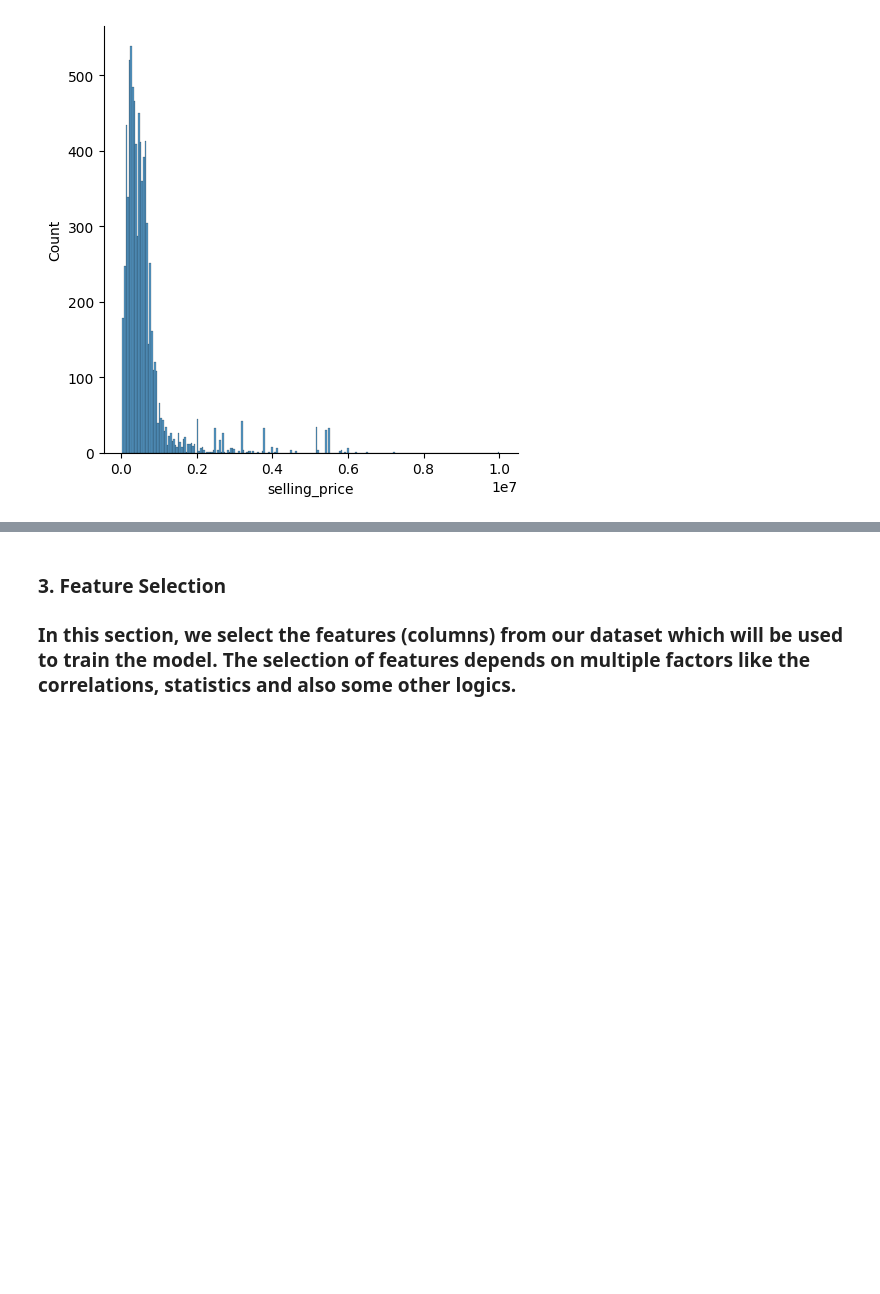
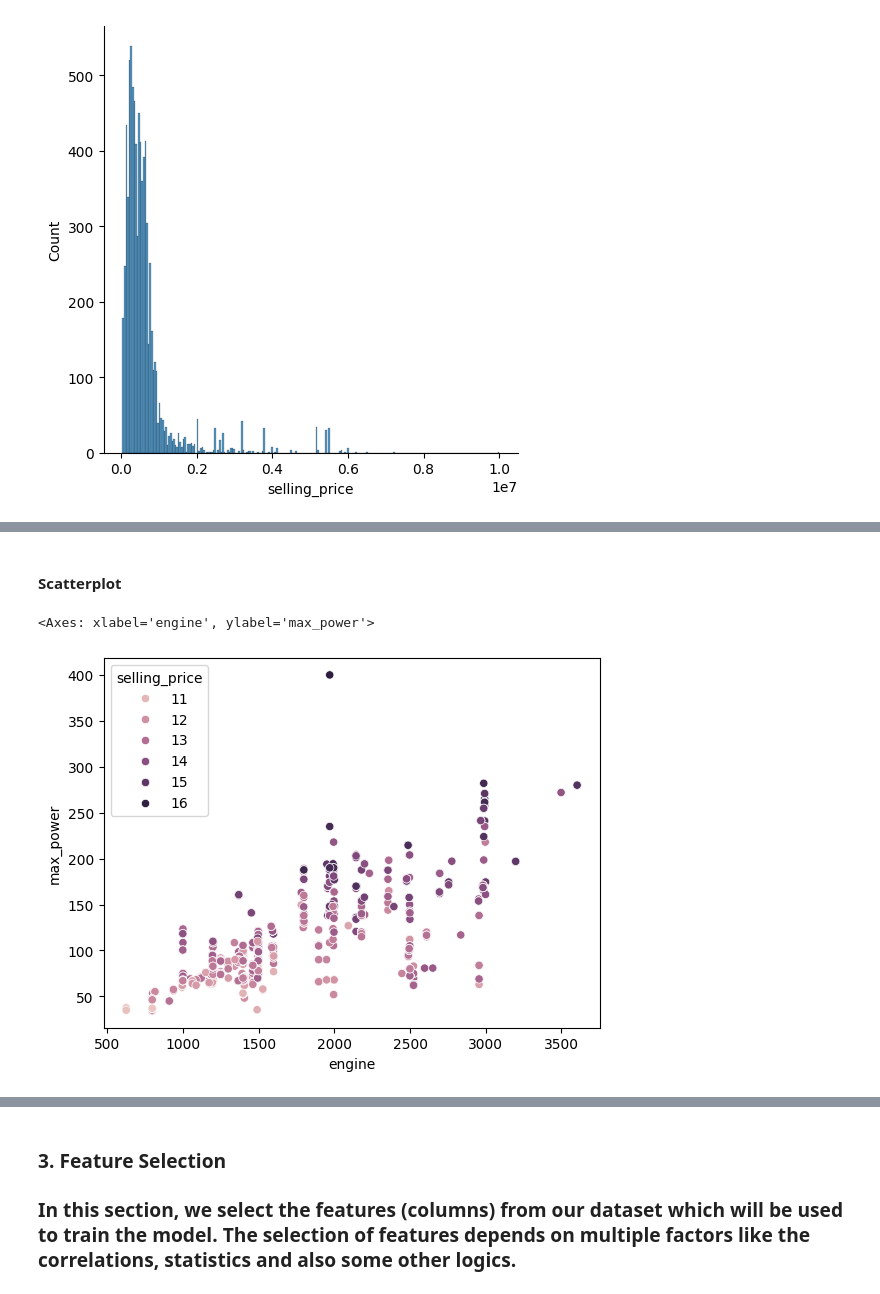
Before and after one commit to puskr99/car-price-prediction-ML, a Jupyter notebook: code/car-price-prediction.ipynb, the cells around one changed output, grey strips where cells are left out. Saved outputs shown, nothing was run; the diff lists cells and outputs as text; code cells hidden in the pictures; blank space fills up the shorter version.

```diff
--- a/code/car-price-prediction.ipynb
+++ b/code/car-price-prediction.ipynb
@@ -272,0 +276,7 @@ sns.displot(data = df, x = 'selling_price')
+# %% [markdown]
+#### Scatterplot
+# %%
+sns.scatterplot(x = df['engine'], y = df['max_power'], hue=np.log(df['selling_price']))
+# %% [output]
+<Axes: xlabel='engine', ylabel='max_power'>
+[figure, added]
```
Also changed, not shown: parts of 13 cells of this notebook, 1 other file.
